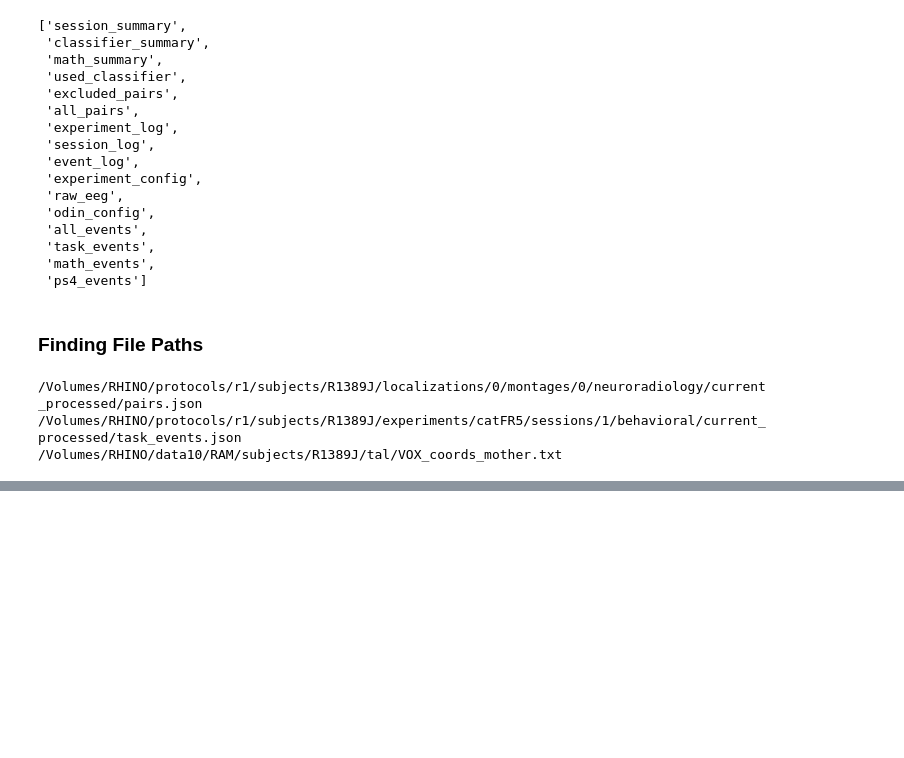
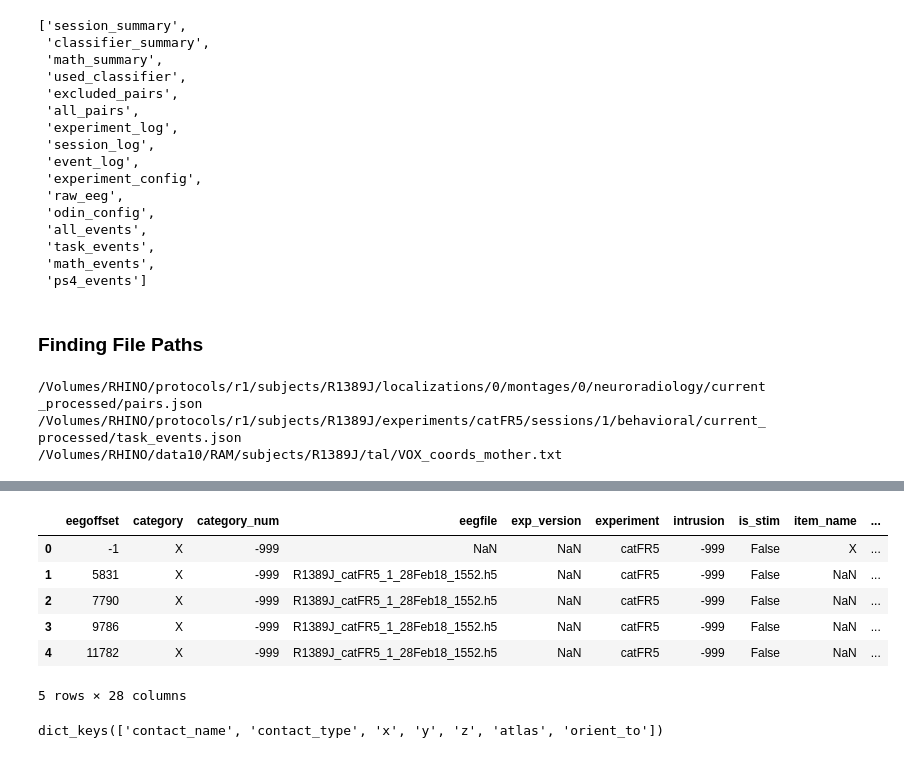
Before and after one commit to pennmem/cmlreaders, a Jupyter notebook: docs/getting_started.ipynb, the cells around one changed output, grey strips where cells are left out. Drawn from its saved outputs; the diff is of its cells as text; code cells hidden in the pictures; blank space fills up the shorter version.

```diff
--- a/docs/getting_started.ipynb
+++ b/docs/getting_started.ipynb
@@ -171,0 +243,24 @@ electrode_coord_df.head()
+# %%
+# JSON to CSV
+event_reader.to_csv("task_events.csv")
+event_df = pd.read_csv("task_events.csv")
+event_df.head()
+# %% [output]
+|  | eegoffset | category | category_num | eegfile | exp_version | experiment | intrusion | is_stim | item_name | ... |
+| 0 | -1 | X | -999 | NaN | NaN | catFR5 | -999 | False | X | ... |
+| 1 | 5831 | X | -999 | R1389J_catFR5_1_28Feb18_1552.h5 | NaN | catFR5 | -999 | False | NaN | ... |
+| 2 | 7790 | X | -999 | R1389J_catFR5_1_28Feb18_1552.h5 | NaN | catFR5 | -999 | False | NaN | ... |
+| 3 | 9786 | X | -999 | R1389J_catFR5_1_28Feb18_1552.h5 | NaN | catFR5 | -999 | False | NaN | ... |
+| 4 | 11782 | X | -999 | R1389J_catFR5_1_28Feb18_1552.h5 | NaN | catFR5 | -999 | False | NaN | ... |
+5 rows × 28 columns
+# %%
+# CSV to JSON
+electrode_coord_reader = reader.get_reader('electrode_coordinates')
+electrode_coord_reader.to_json('electrode_coordinates.json')
+
+with open("electrode_coordinates.json") as f:
+    electrode_coord_dict = json.load(f)
+
+electrode_coord_dict.keys()
+# %% [output]
+dict_keys(['contact_name', 'contact_type', 'x', 'y', 'z', 'atlas', 'orient_to'])
```
Also changed, not shown: parts of 31 cells of this notebook, 1 other file.
